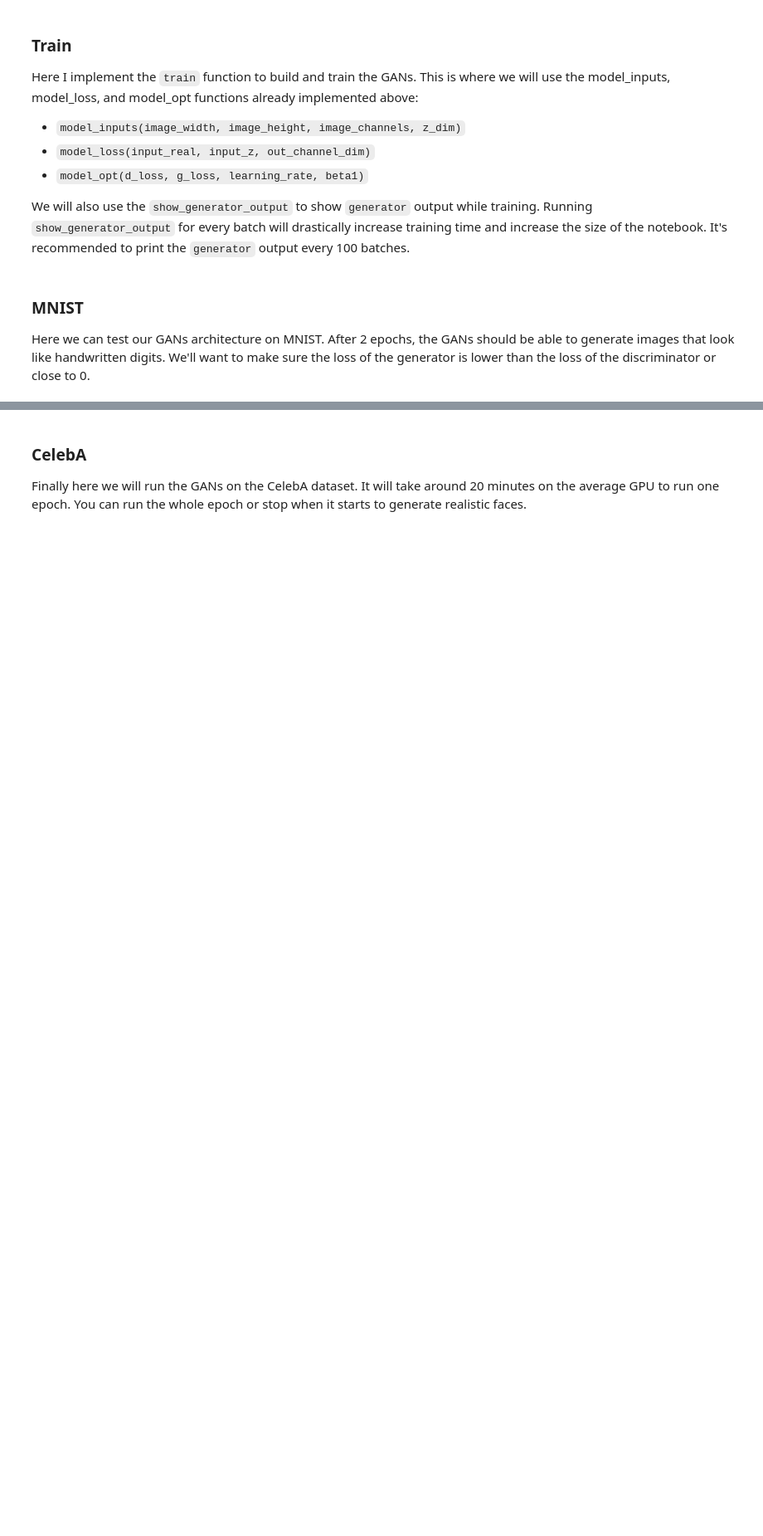
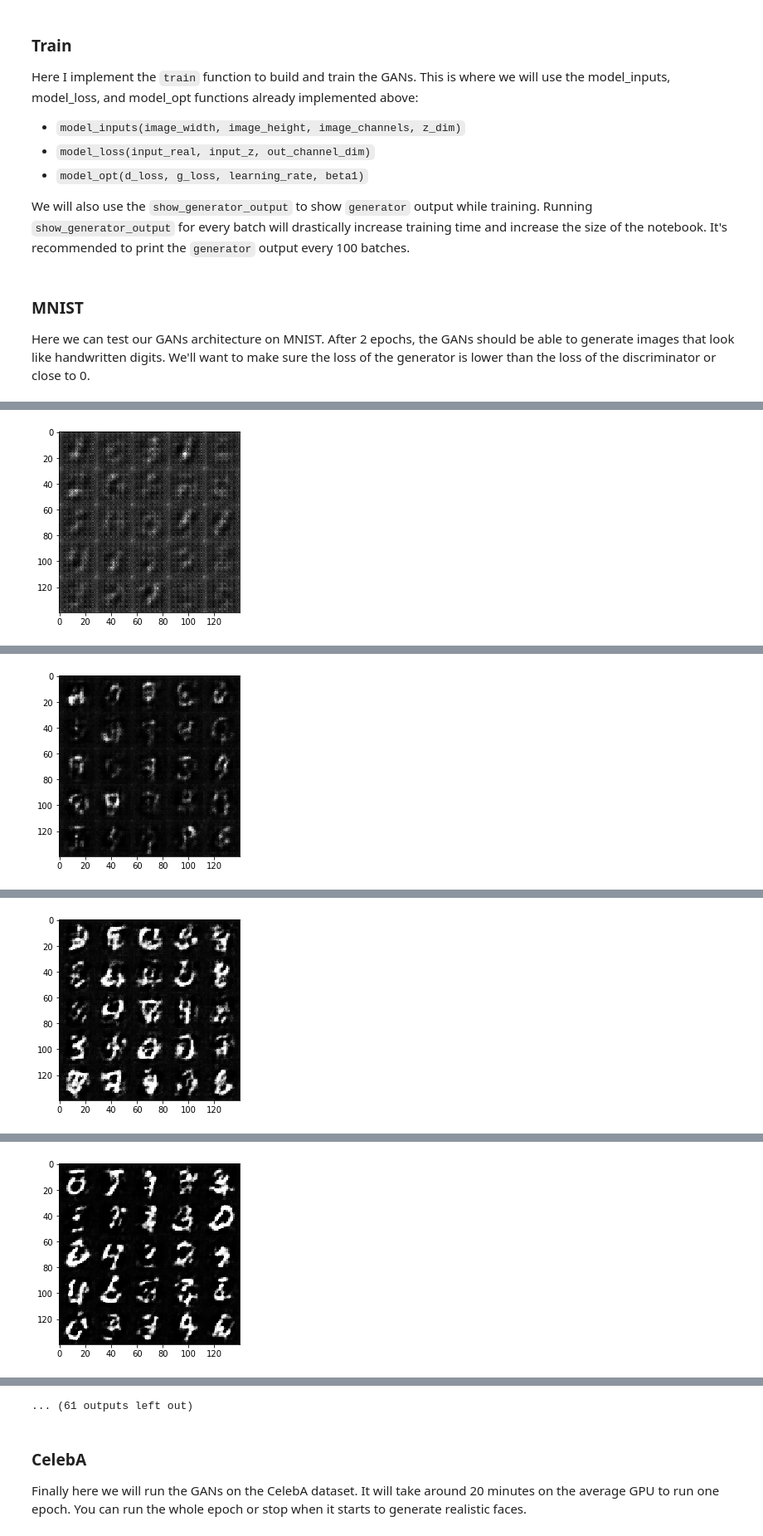
Before and after one commit to jamesrequa/Face-Generation-GAN, a Jupyter notebook: gan_face_generation.ipynb, the cells around one changed output, grey strips where cells are left out. Shown at 83% size. Cells and saved outputs as stored; diff of their text form; code cells hidden in the pictures; blank space fills up the shorter version.

Commit message:
MNIST generated images
-Tested GANs architecture on MNIST.
- After 2 epochs, the GANs are able to generate images that look like
handwritten digits!

```diff
--- a/gan_face_generation.ipynb
+++ b/gan_face_generation.ipynb
@@ -410,10 +410,11 @@ def train(epoch_count, batch_size, z_dim, learning_rate, beta1, get_batches, dat
 ### MNIST
 Here we can test our GANs architecture on MNIST.  After 2 epochs, the GANs should be able to generate images that look like handwritten digits.  We'll want to make sure the loss of the generator is lower than the loss of the discriminator or close to 0.
 # %%
-batch_size = None
-z_dim = None
-learning_rate = None
-beta1 = None
+batch_size = 32
+z_dim = 100
+learning_rate = 0.0002
+beta1 = 0.5
+n_images = 25
 
 
 """
@@ -425,3 +426,4 @@ mnist_dataset = helper.Dataset('mnist', glob(os.path.join(data_dir, 'mnist/*.jpg
 with tf.Graph().as_default():
     train(epochs, batch_size, z_dim, learning_rate, beta1, mnist_dataset.get_batches,
           mnist_dataset.shape, mnist_dataset.image_mode)
+# %% [output]
@@ -427,0 +440 @@ with tf.Graph().as_default():
+[figure, added]
@@ -427,0 +451 @@ with tf.Graph().as_default():
+[figure, added]
@@ -427,0 +462 @@ with tf.Graph().as_default():
+[figure, added]
@@ -427,0 +473 @@ with tf.Graph().as_default():
+[figure, added]
@@ -428,3 +496,4 @@ with tf.Graph().as_default():
+... (61 outputs left out)
 # %% [markdown]
 ### CelebA
 Finally here we will run the GANs on the CelebA dataset.  It will take around 20 minutes on the average GPU to run one epoch.  You can run the whole epoch or stop when it starts to generate realistic faces.
```
Also changed, not shown: parts of 1 cell of this notebook.
